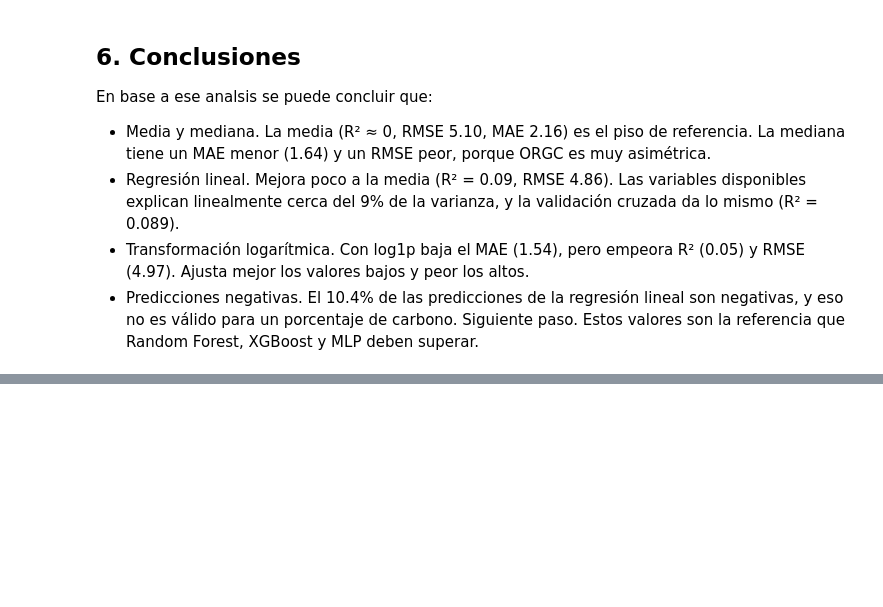
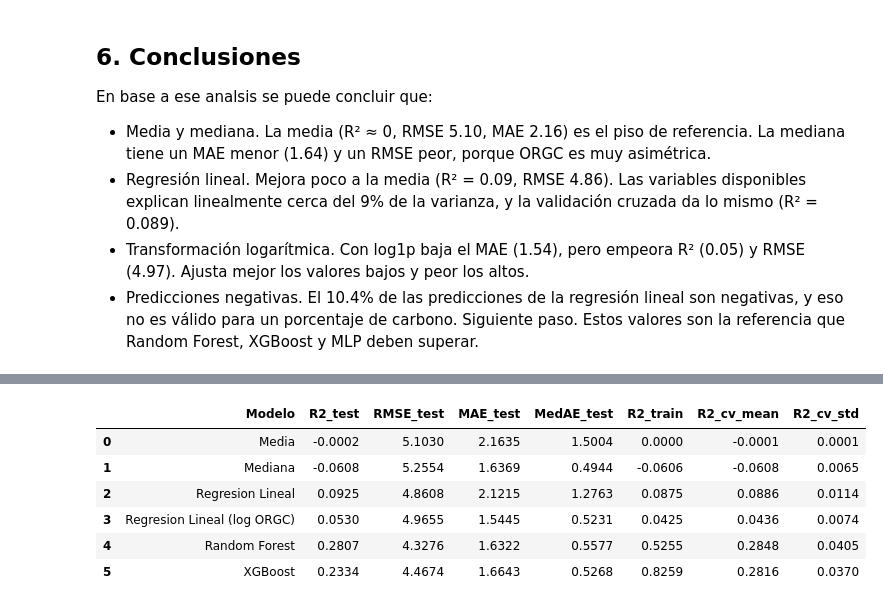
Before and after one commit to israel-cc/IA-_Predicci-n-de-Carbono-Org-nico-en-Suelo-SOC-, a Jupyter notebook: notebooks/02_modelos.ipynb, the cells around one changed output, grey strips where cells are left out. Saved outputs shown, nothing was run; the diff lists cells and outputs as text; code cells hidden in the pictures; blank space fills up the shorter version.

```diff
--- a/notebooks/02_modelos.ipynb
+++ b/notebooks/02_modelos.ipynb
@@ -144,0 +173,11 @@ Siguiente paso. Estos valores son la referencia que Random Forest, XGBoost y MLP
+# %%
+metrics = pd.read_csv('../results/metrics.csv')
+metrics[['Modelo', 'R2_test', 'RMSE_test', 'MAE_test', 'MedAE_test', 'R2_train', 'R2_cv_mean', 'R2_cv_std']]
+# %% [output]
+|  | Modelo | R2_test | RMSE_test | MAE_test | MedAE_test | R2_train | R2_cv_mean | R2_cv_std |
+| 0 | Media | -0.0002 | 5.1030 | 2.1635 | 1.5004 | 0.0000 | -0.0001 | 0.0001 |
+| 1 | Mediana | -0.0608 | 5.2554 | 1.6369 | 0.4944 | -0.0606 | -0.0608 | 0.0065 |
+| 2 | Regresion Lineal | 0.0925 | 4.8608 | 2.1215 | 1.2763 | 0.0875 | 0.0886 | 0.0114 |
+| 3 | Regresion Lineal (log ORGC) | 0.0530 | 4.9655 | 1.5445 | 0.5231 | 0.0425 | 0.0436 | 0.0074 |
+| 4 | Random Forest | 0.2807 | 4.3276 | 1.6322 | 0.5577 | 0.5255 | 0.2848 | 0.0405 |
+| 5 | XGBoost | 0.2334 | 4.4674 | 1.6643 | 0.5268 | 0.8259 | 0.2816 | 0.0370 |
```
Also changed, not shown: parts of 5 cells of this notebook, 11 other files.
